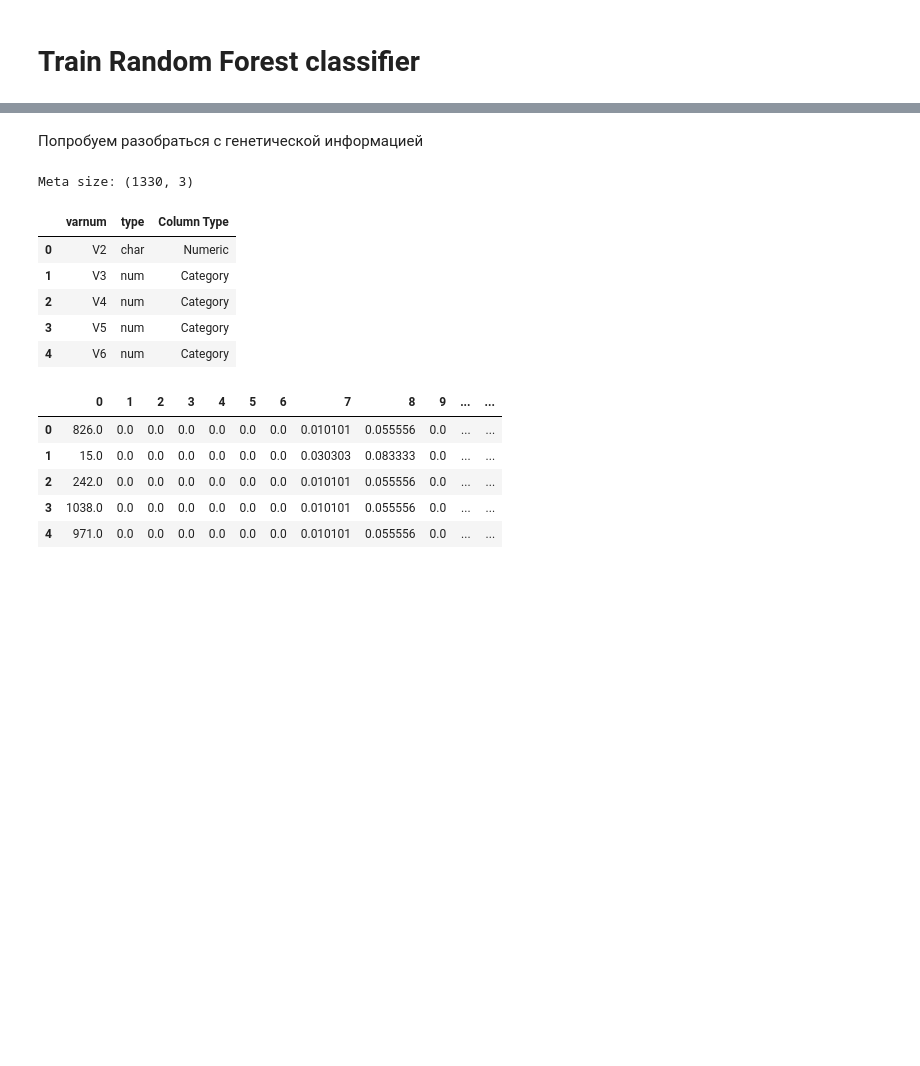
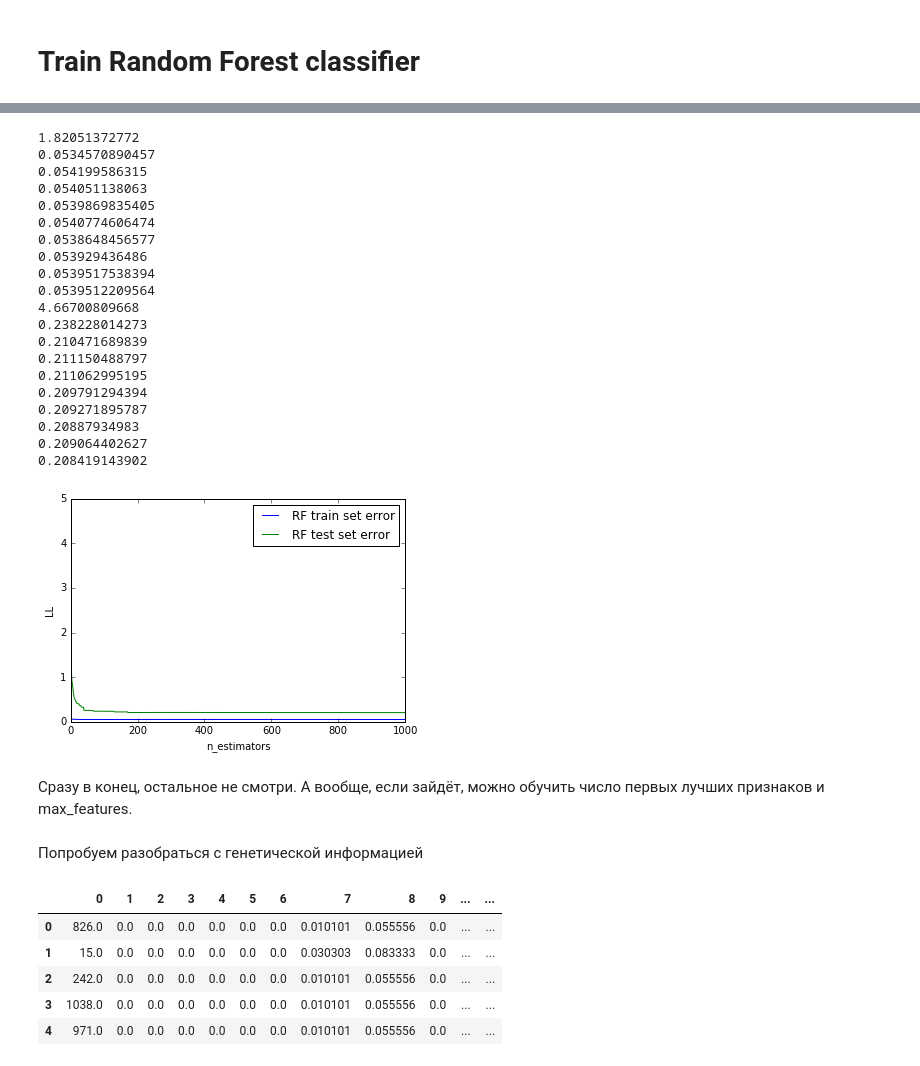
Before and after one commit to alexsyrom/SHAD_ML_KAGGLE_2, a Jupyter notebook: solution.ipynb, the cells around one changed output, grey strips where cells are left out. Drawn from its saved outputs; the diff is of its cells as text; code cells hidden in the pictures; blank space fills up the shorter version.

```diff
--- a/solution.ipynb
+++ b/solution.ipynb
@@ -106 +171,28 @@ from sklearn.grid_search import GridSearchCV
+# %%
+n_estimators = 1000
+plot_score_graph(RandomForestClassifier(n_estimators=n_estimators, criterion='entropy', max_features=None, n_jobs=-1),
+               X_train[:, indices[:200]], X_test[:, indices[:200]], y_train, y_test,
+               prefix='RF')
+# %% [output]
+1.82051372772
+0.0534570890457
+0.054199586315
+0.054051138063
+0.0539869835405
+0.0540774606474
+0.0538648456577
+0.053929436486
+0.0539517538394
+0.0539512209564
+4.66700809668
+0.238228014273
+0.210471689839
+0.211150488797
+0.211062995195
+0.209791294394
+0.209271895787
+0.20887934983
+0.209064402627
+0.208419143902
+[figure, added]
 # %%
@@ -111,17 +203,7 @@ ypred = clf.predict_proba(Xtest[:, :330])[:, 1]
+# %% [markdown]
+Сразу в конец, остальное не смотри. А вообще, если зайдёт, можно обучить число первых лучших признаков и max_features.
 # %% [markdown]
 Попробуем разобраться с генетической информацией
-# %%
-meta = pd.read_csv('MetaData.csv')
-print('Meta size:', meta.shape)
-meta.head()
-# %% [output]
-Meta size: (1330, 3)
-|  | varnum | type | Column Type |
-| 0 | V2 | char | Numeric |
-| 1 | V3 | num | Category |
-| 2 | V4 | num | Category |
-| 3 | V5 | num | Category |
-| 4 | V6 | num | Category |
 # %%
 dfX_train = pd.DataFrame(data=Xtrain)
 dfX_train.head()
```
Also changed, not shown: parts of 11 cells of this notebook, 1 other file.
